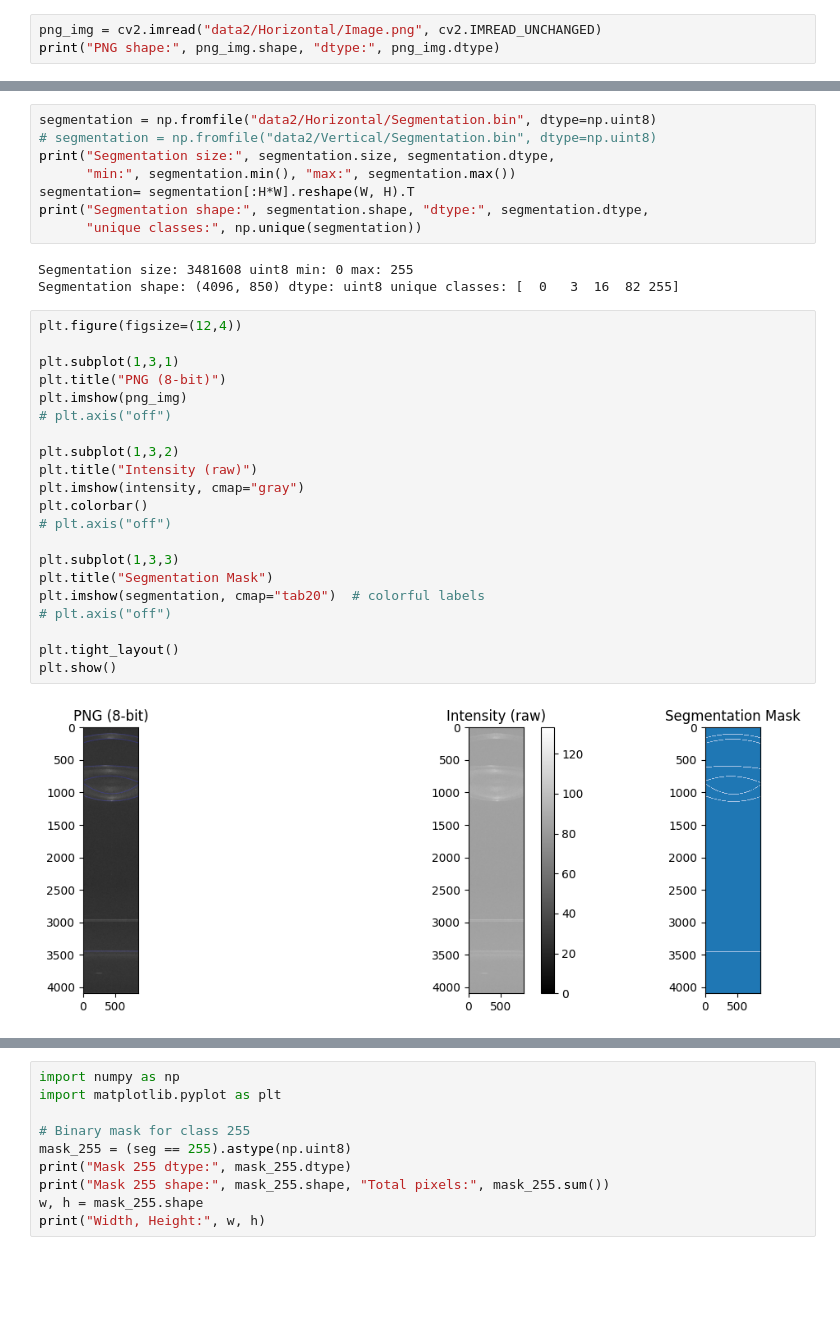
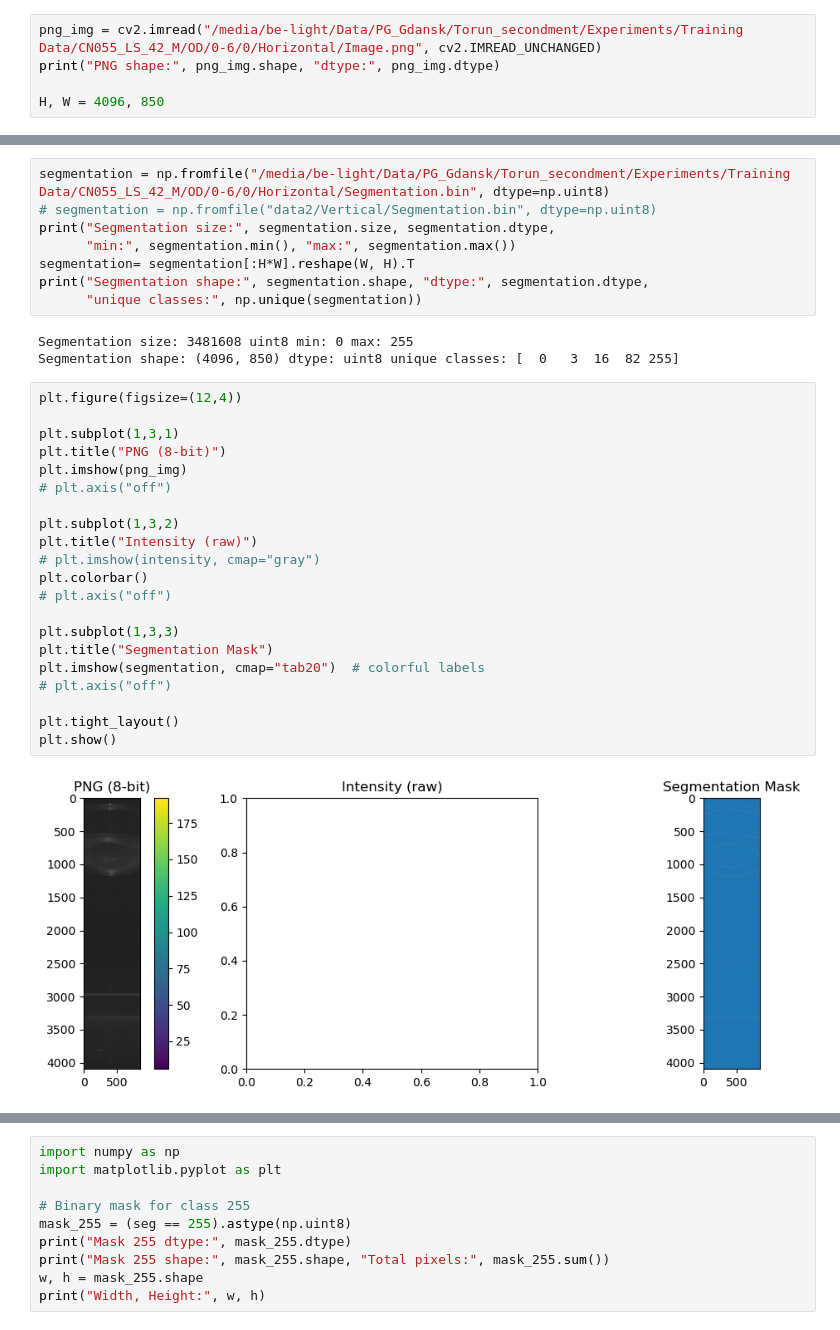
Before and after one commit to usmanraza121/SegOCT_BioLab, a Jupyter notebook: notebooks/preload_data.ipynb, the cells around one changed output, grey strips where cells are left out. Cells and saved outputs as stored; diff of their text form; blank space fills up the shorter version.

```diff
--- a/notebooks/preload_data.ipynb
+++ b/notebooks/preload_data.ipynb
@@ -3,8 +3,10 @@ import numpy as np
 import cv2
 import matplotlib.pyplot as plt
 # %%
-png_img = cv2.imread("data2/Horizontal/Image.png", cv2.IMREAD_UNCHANGED)
+png_img = cv2.imread("/media/be-light/Data/PG_Gdansk/Torun_secondment/Experiments/Training Data/CN055_LS_42_M/OD/0-6/0/Horizontal/Image.png", cv2.IMREAD_UNCHANGED)
 print("PNG shape:", png_img.shape, "dtype:", png_img.dtype)
+
+H, W = 4096, 850
 # %% [output]
 PNG shape: (4096, 850, 3) dtype: uint8
 # %%
@@ -24,5 +27,5 @@ shape: (4096, 850) dtype: float64 min: 8.6916947602137e-311 max: 133.14753265347
 # %%
-segmentation = np.fromfile("data2/Horizontal/Segmentation.bin", dtype=np.uint8)
+segmentation = np.fromfile("/media/be-light/Data/PG_Gdansk/Torun_secondment/Experiments/Training Data/CN055_LS_42_M/OD/0-6/0/Horizontal/Segmentation.bin", dtype=np.uint8)
 # segmentation = np.fromfile("data2/Vertical/Segmentation.bin", dtype=np.uint8)
 print("Segmentation size:", segmentation.size, segmentation.dtype,
       "min:", segmentation.min(), "max:", segmentation.max())
@@ -35,26 +38,26 @@ Segmentation shape: (4096, 850) dtype: uint8 unique classes: [  0   3  16  82 25
 # %%
 plt.figure(figsize=(12,4))
 
 plt.subplot(1,3,1)
 plt.title("PNG (8-bit)")
 plt.imshow(png_img)
 # plt.axis("off")
 
 plt.subplot(1,3,2)
 plt.title("Intensity (raw)")
-plt.imshow(intensity, cmap="gray")
+# plt.imshow(intensity, cmap="gray")
 plt.colorbar()
 # plt.axis("off")
 
 plt.subplot(1,3,3)
 plt.title("Segmentation Mask")
 plt.imshow(segmentation, cmap="tab20")  # colorful labels
 # plt.axis("off")
 
 plt.tight_layout()
 plt.show()
 # %% [output]
-[figure, old version]
+[figure, new version]
 # %%
 class_colors = {
     0: (0, 0, 0),       # black = background
```
Also changed, not shown: parts of 15 cells of this notebook, 20 other files.
